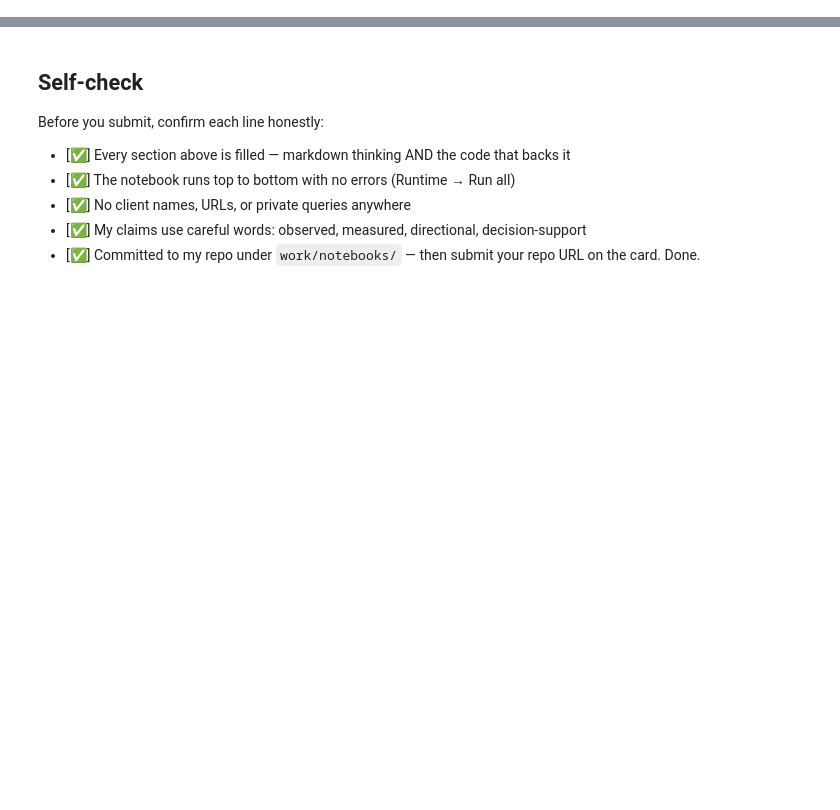
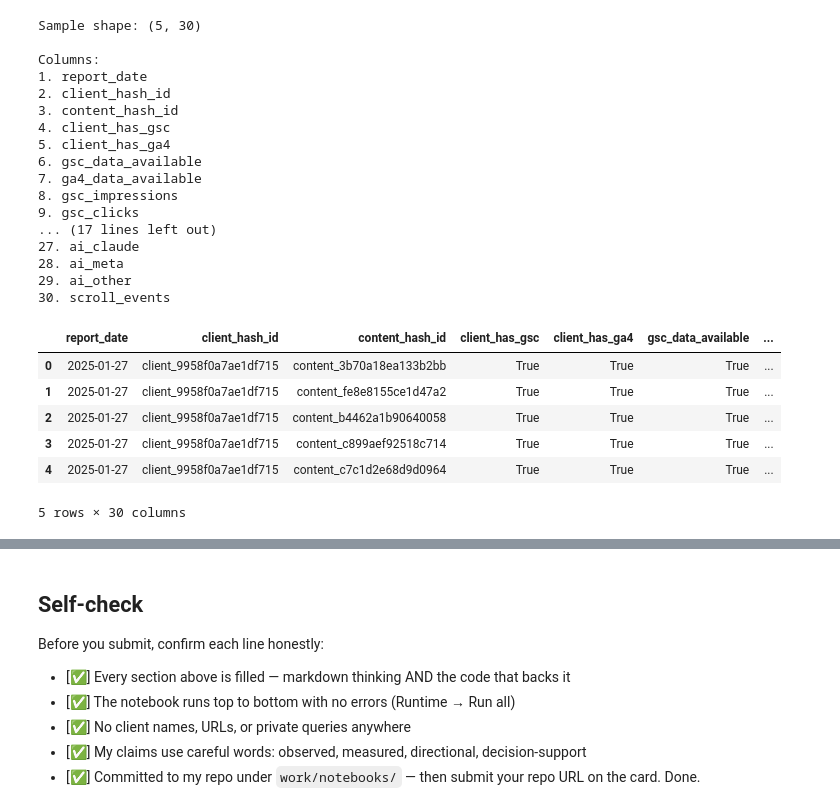
Before and after one commit to jenilrupareliya5150-bit/FlyRankAi-ml-Track, a Jupyter notebook: work/notebooks/w05_model.ipynb, the cells around one changed output, grey strips where cells are left out. Saved outputs shown, nothing was run; the diff lists cells and outputs as text; code cells hidden in the pictures; blank space fills up the shorter version.

```diff
--- a/work/notebooks/w05_model.ipynb
+++ b/work/notebooks/w05_model.ipynb
@@ -193,4 +8,0 @@ Categorical features: 11
-# %%
-null_cols_1=[]
-for col in numeric_cols:
-  null_cols_1.append([col,df[col].isnull().sum()])
@@ -500,0 +50,12 @@ Most influential features:
+# %%
+from google.colab import userdata
+
+HF_TOKEN = userdata.get("HF_TOKEN")
+
+if HF_TOKEN is None:
+    raise ValueError(
+        "HF_TOKEN was not found. Add your Hugging Face READ token "
+        "to Colab Secrets and enable notebook access."
+    )
+
+print("HF token loaded successfully.")
@@ -500,0 +64,11 @@ Most influential features:
+# %%
+ds = load_dataset(
+    "FlyRank/internship-warehouse",
+    "fact_content_daily_performance",
+    split="train",
+    streaming=True,
+    token=HF_TOKEN
+)
+
+print("Real warehouse dataset connected successfully.")
+print(ds)
@@ -500,0 +81,36 @@ Most influential features:
+# %%
+sample_rows = list(ds.take(5))
+
+sample_df = pd.DataFrame(sample_rows)
+
+print("Sample shape:", sample_df.shape)
+print("\nColumns:")
+for i, col in enumerate(sample_df.columns, start=1):
+    print(f"{i}. {col}")
+
+display(sample_df)
+# %% [output]
+Sample shape: (5, 30)
+
+Columns:
+1. report_date
+2. client_hash_id
+3. content_hash_id
+4. client_has_gsc
+5. client_has_ga4
+6. gsc_data_available
+7. ga4_data_available
+8. gsc_impressions
+9. gsc_clicks
+... (17 lines left out)
+27. ai_claude
+28. ai_meta
+29. ai_other
+30. scroll_events
+|  | report_date | client_hash_id | content_hash_id | client_has_gsc | client_has_ga4 | gsc_data_available | ... |
+| 0 | 2025-01-27 | client_9958f0a7ae1df715 | content_3b70a18ea133b2bb | True | True | True | ... |
+| 1 | 2025-01-27 | client_9958f0a7ae1df715 | content_fe8e8155ce1d47a2 | True | True | True | ... |
+| 2 | 2025-01-27 | client_9958f0a7ae1df715 | content_b4462a1b90640058 | True | True | True | ... |
+| 3 | 2025-01-27 | client_9958f0a7ae1df715 | content_c899aef92518c714 | True | True | True | ... |
+| 4 | 2025-01-27 | client_9958f0a7ae1df715 | content_c7c1d2e68d9d0964 | True | True | True | ... |
+5 rows × 30 columns
```
Also changed, not shown: parts of 54 cells of this notebook.
